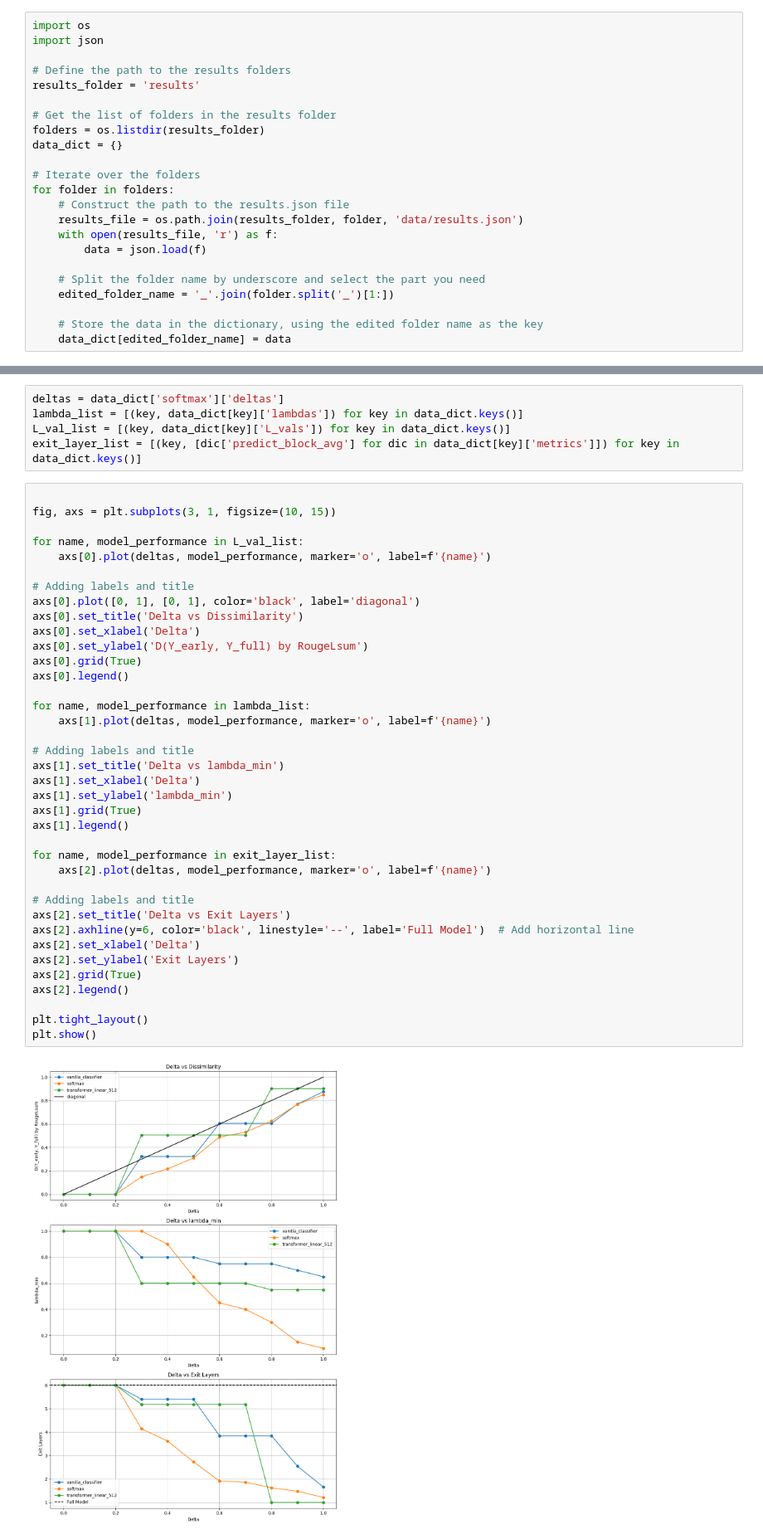
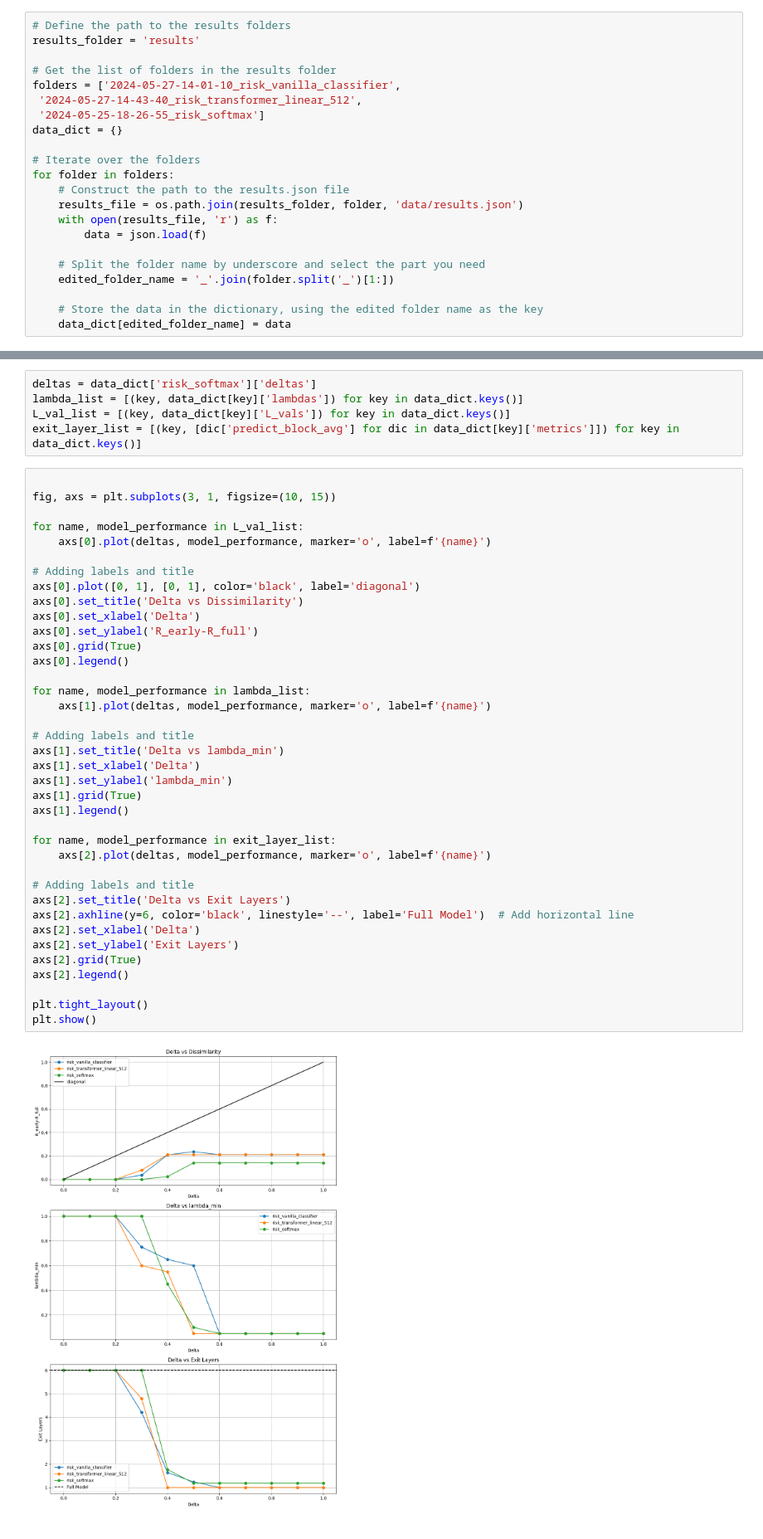
Before and after one commit to fletchel/DL2-CALM, a Jupyter notebook: plot_gen.ipynb, the cells around one changed output, grey strips where cells are left out. Shown at 83% size. Drawn from its saved outputs; the diff is of its cells as text.

Commit message:
additional figures

```diff
--- a/plot_gen.ipynb
+++ b/plot_gen.ipynb
@@ -3,12 +5,11 @@ import matplotlib.pyplot as plt
 # %%
-import os
-import json
-
 # Define the path to the results folders
 results_folder = 'results'
 
 # Get the list of folders in the results folder
-folders = os.listdir(results_folder)
+folders = ['2024-05-27-14-01-10_risk_vanilla_classifier',
+ '2024-05-27-14-43-40_risk_transformer_linear_512',
+ '2024-05-25-18-26-55_risk_softmax']
 data_dict = {}
 
 # Iterate over the folders
@@ -36,5 +56,5 @@ dict_keys(['textual_MLP', 'risk_softmax', 'risk_vanilla_classifier', 'textual_tr
 # %%
-deltas = data_dict['softmax']['deltas']
+deltas = data_dict['risk_softmax']['deltas']
 lambda_list = [(key, data_dict[key]['lambdas']) for key in data_dict.keys()]
 L_val_list = [(key, data_dict[key]['L_vals']) for key in data_dict.keys()]
 exit_layer_list = [(key, [dic['predict_block_avg'] for dic in data_dict[key]['metrics']]) for key in data_dict.keys()]
@@ -49,35 +69,35 @@ for name, model_performance in L_val_list:
 axs[0].plot([0, 1], [0, 1], color='black', label='diagonal')
 axs[0].set_title('Delta vs Dissimilarity')
 axs[0].set_xlabel('Delta')
-axs[0].set_ylabel('D(Y_early, Y_full) by RougeLsum')
+axs[0].set_ylabel('R_early-R_full')
 axs[0].grid(True)
 axs[0].legend()
 
 for name, model_performance in lambda_list:
     axs[1].plot(deltas, model_performance, marker='o', label=f'{name}')
 
 # Adding labels and title
 axs[1].set_title('Delta vs lambda_min')
 axs[1].set_xlabel('Delta')
 axs[1].set_ylabel('lambda_min')
 axs[1].grid(True)
 axs[1].legend()
 
 for name, model_performance in exit_layer_list:
     axs[2].plot(deltas, model_performance, marker='o', label=f'{name}')
 
 # Adding labels and title
 axs[2].set_title('Delta vs Exit Layers')
 axs[2].axhline(y=6, color='black', linestyle='--', label='Full Model')  # Add horizontal line
 axs[2].set_xlabel('Delta')
 axs[2].set_ylabel('Exit Layers')
 axs[2].grid(True)
 axs[2].legend()
 
 plt.tight_layout()
 plt.show()
 # %% [output]
-[figure, old version]
+[figure, new version]
 # %%
 for name, model_performance in lambda_list:
     plt.plot(deltas, model_performance, marker='o', label=f'{name}')
```
Also changed, not shown: parts of 5 cells of this notebook.
